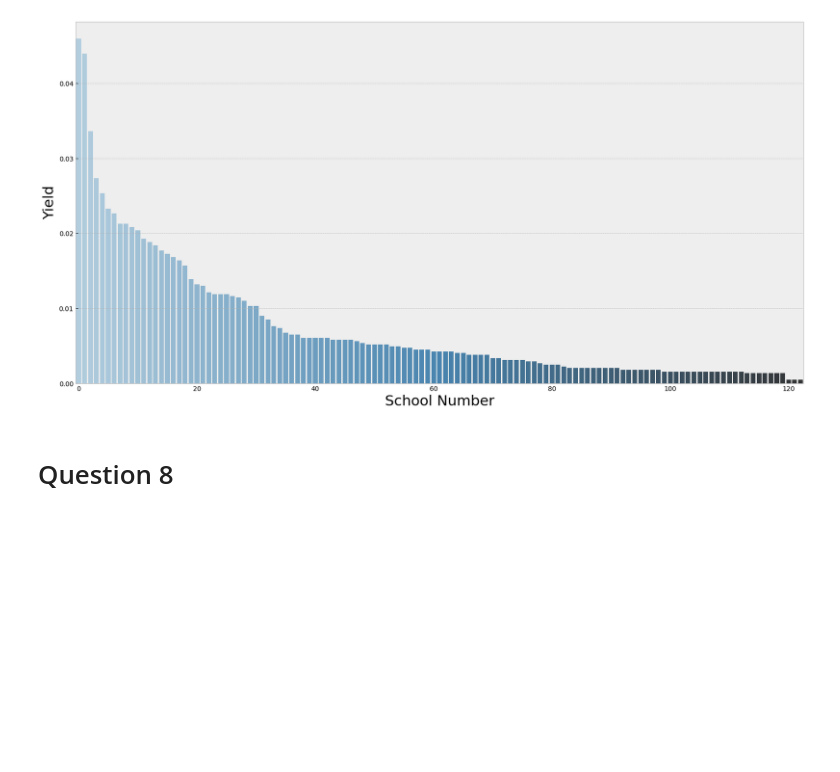
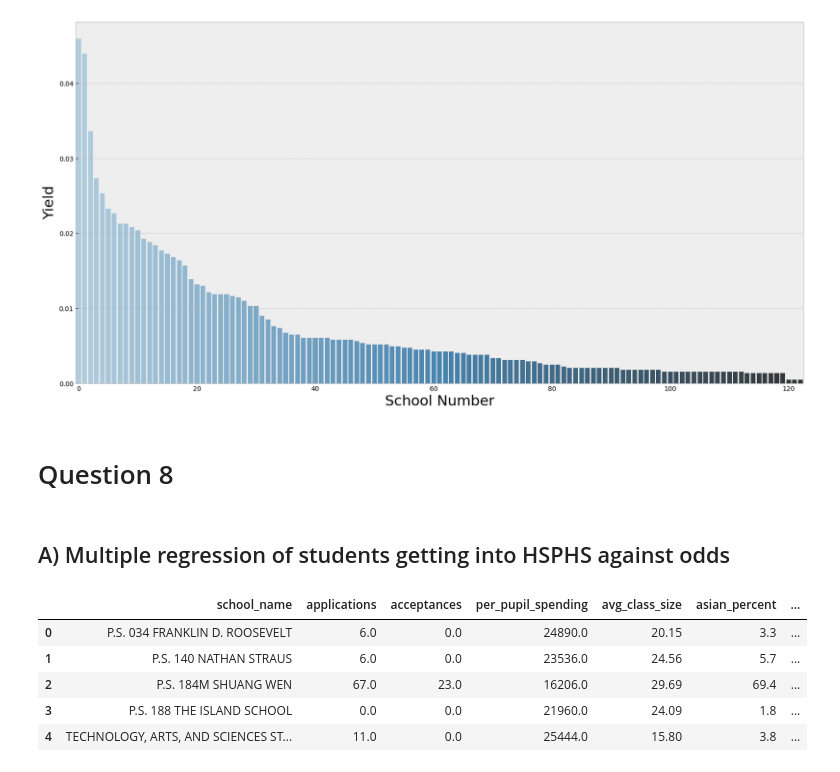
Before and after one commit to moon1ock/schools, a Jupyter notebook: DS_UA_Final_Project_1am.ipynb, the cells around one changed output. Drawn from its saved outputs; the diff is of its cells as text; code cells hidden in the pictures; blank space fills up the shorter version.

```diff
--- a/DS_UA_Final_Project_1am.ipynb
+++ b/DS_UA_Final_Project_1am.ipynb
@@ -686,3 +696,20 @@ ax.tick_params(axis = "x", which = "both", bottom = False, top = False)
 [figure]
 # %% [markdown]
 # Question 8
+# %% [markdown]
+## A) Multiple regression of students getting into HSPHS against odds
+# %%
+q8 = df_train.copy()
+
+# get the odds, refer to q3 for proof we are not going to have division by 0
+q8["odds"] = q8["acceptances"] / (q8["applications"]  - q8["acceptances"])
+q8.fillna(0, inplace=True)
+# %%
+q8.head()
+# %% [output]
+|  | school_name | applications | acceptances | per_pupil_spending | avg_class_size | asian_percent | ... |
+| 0 | P.S. 034 FRANKLIN D. ROOSEVELT | 6.0 | 0.0 | 24890.0 | 20.15 | 3.3 | ... |
+| 1 | P.S. 140 NATHAN STRAUS | 6.0 | 0.0 | 23536.0 | 24.56 | 5.7 | ... |
+| 2 | P.S. 184M SHUANG WEN | 67.0 | 23.0 | 16206.0 | 29.69 | 69.4 | ... |
+| 3 | P.S. 188 THE ISLAND SCHOOL | 0.0 | 0.0 | 21960.0 | 24.09 | 1.8 | ... |
+| 4 | TECHNOLOGY, ARTS, AND SCIENCES ST... | 11.0 | 0.0 | 25444.0 | 15.80 | 3.8 | ... |
```
Also changed, not shown: parts of 25 cells of this notebook.
